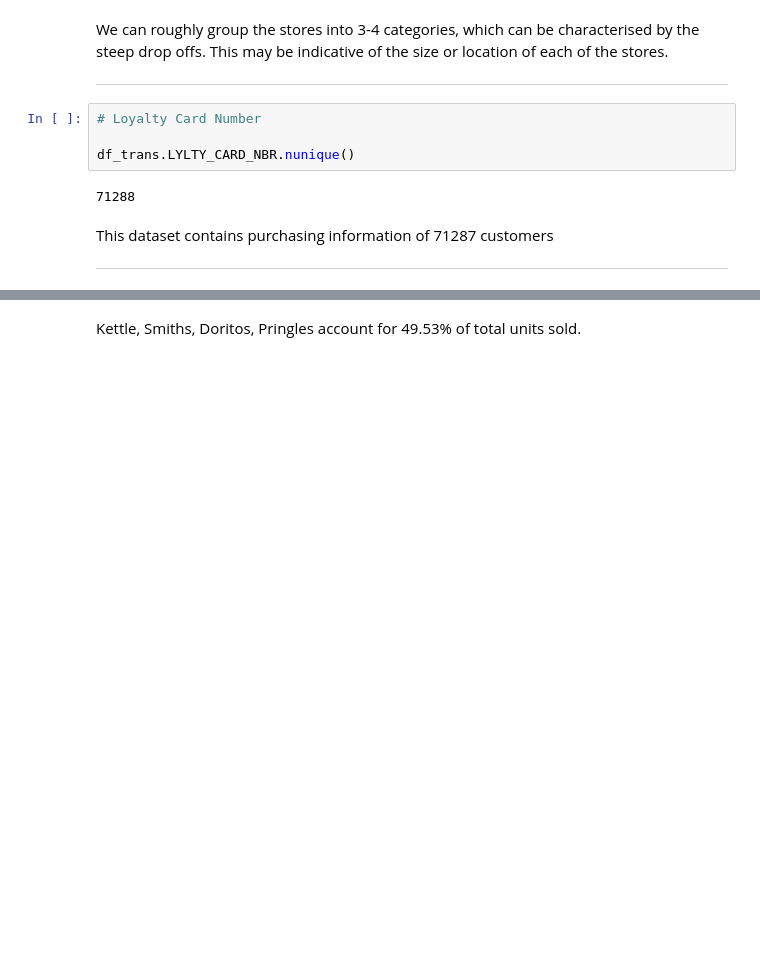
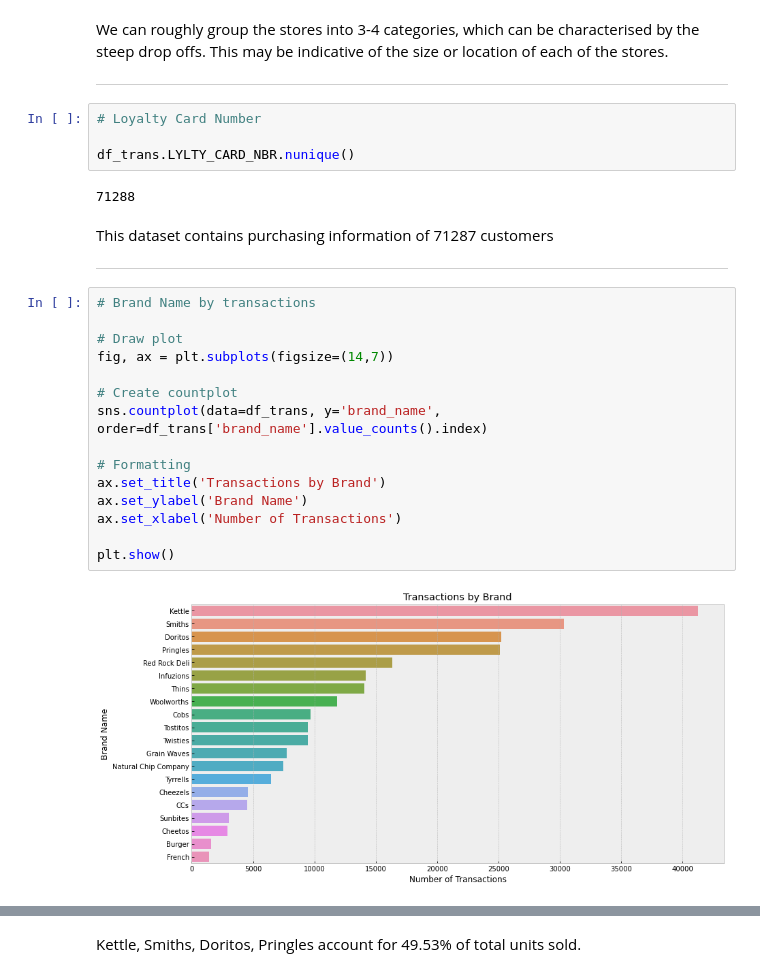
Before and after one commit to sebgiunta/quantium_data_analysis_project, a Jupyter notebook: Quantium_Data_Analysis.v2.ipynb, the cells around one changed output, grey strips where cells are left out. Cells and saved outputs as stored; diff of their text form; blank space fills up the shorter version.

```diff
--- a/Quantium_Data_Analysis.v2.ipynb
+++ b/Quantium_Data_Analysis.v2.ipynb
@@ -400,4 +364,21 @@ df_trans.LYLTY_CARD_NBR.nunique()
 This dataset contains purchasing information of 71287 customers
 
 ---
+# %%
+# Brand Name by transactions
+
+# Draw plot
+fig, ax = plt.subplots(figsize=(14,7))
+
+# Create countplot
+sns.countplot(data=df_trans, y='brand_name', order=df_trans['brand_name'].value_counts().index)
+
+# Formatting
+ax.set_title('Transactions by Brand')
+ax.set_ylabel('Brand Name')
+ax.set_xlabel('Number of Transactions')
+
+plt.show()
+# %% [output]
+[figure, added]
 # %%
```
Also changed, not shown: parts of 58 cells of this notebook, 1 other file.
